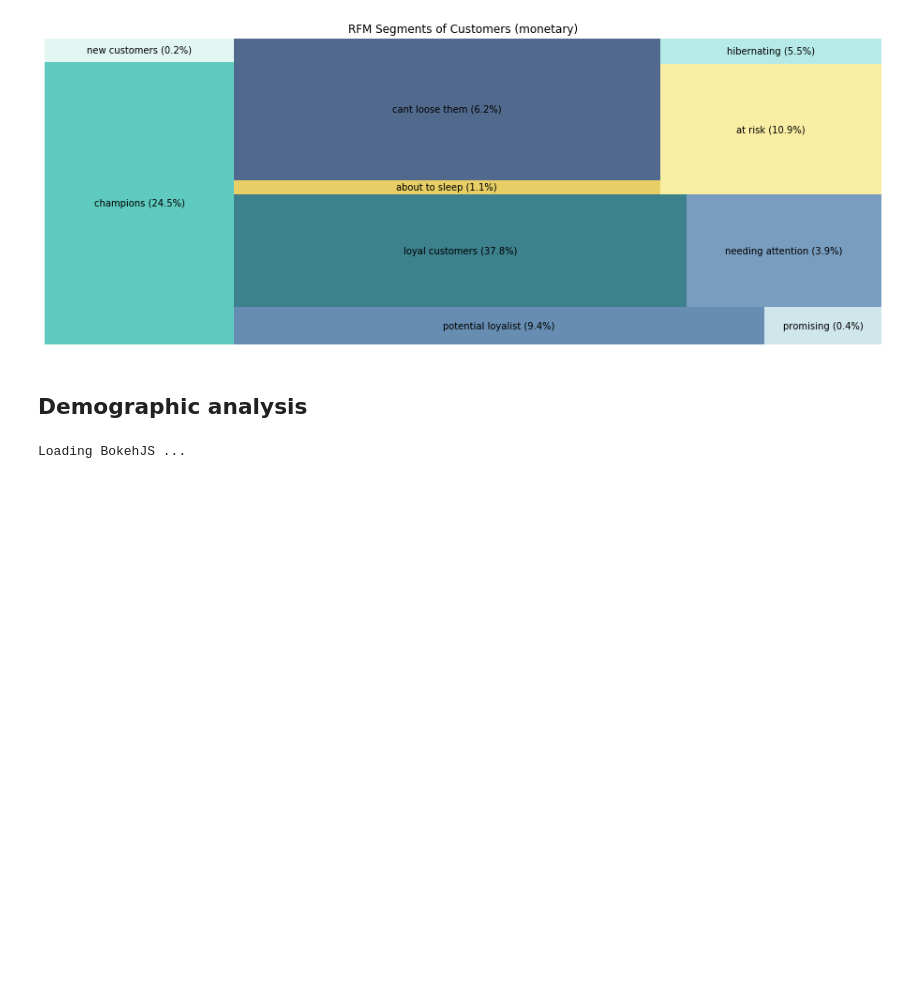
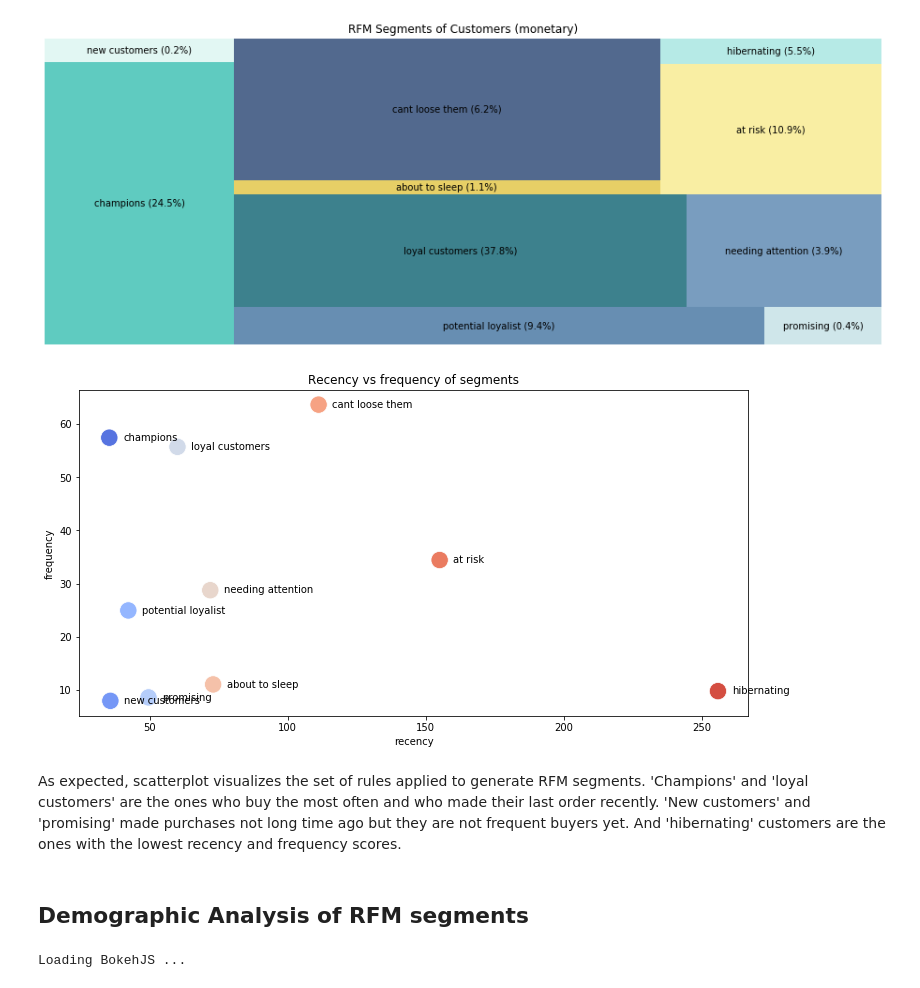
Before and after one commit to klaudia-nazarko/rfm-analysis-python, a Jupyter notebook: rfm_analysis_python.ipynb, the cells around one changed output. Cells and saved outputs as stored; diff of their text form; code cells hidden in the pictures; blank space fills up the shorter version.

Commit message:
add demographic analysis

```diff
--- a/rfm_analysis_python.ipynb
+++ b/rfm_analysis_python.ipynb
@@ -201,8 +184,28 @@ for col in ['count', 'monetary']:
 # %% [output]
 [figure]
 [figure]
-# %% [markdown]
-## Demographic analysis
+# %%
+palette = sns.color_palette("coolwarm", 10)
+
+fig, ax = plt.subplots(figsize=(12,6))
+plot = sns.scatterplot(x='recency', y='frequency', data=df_analysis, hue='label', s=300, palette=palette)
+
+for i in range(len(df_analysis)):
+     plot.text(df_analysis['recency'][i]+5,
+               df_analysis['frequency'][i]-0.5,
+               df_analysis['label'][i],
+               horizontalalignment='left',
+               size='medium', color='black')
+
+ax.set_title('Recency vs frequency of segments')
+ax.get_legend().remove()
+plt.show()
+# %% [output]
+[figure, added]
+# %% [markdown]
+As expected, scatterplot visualizes the set of rules applied to generate RFM segments. 'Champions' and 'loyal customers' are the ones who buy the most often and who made their last order recently. 'New customers' and 'promising' made purchases not long time ago but they are not frequent buyers yet. And 'hibernating' customers are the ones with the lowest recency and frequency scores.
+# %% [markdown]
+## Demographic Analysis of RFM segments
 # %%
 df = df.merge(df_rfm[['customer_id', 'rfm_sum', 'rfm_label']], on='customer_id', how='left')
 # %%
```
Also changed, not shown: parts of 5 cells of this notebook, 1 other file.
